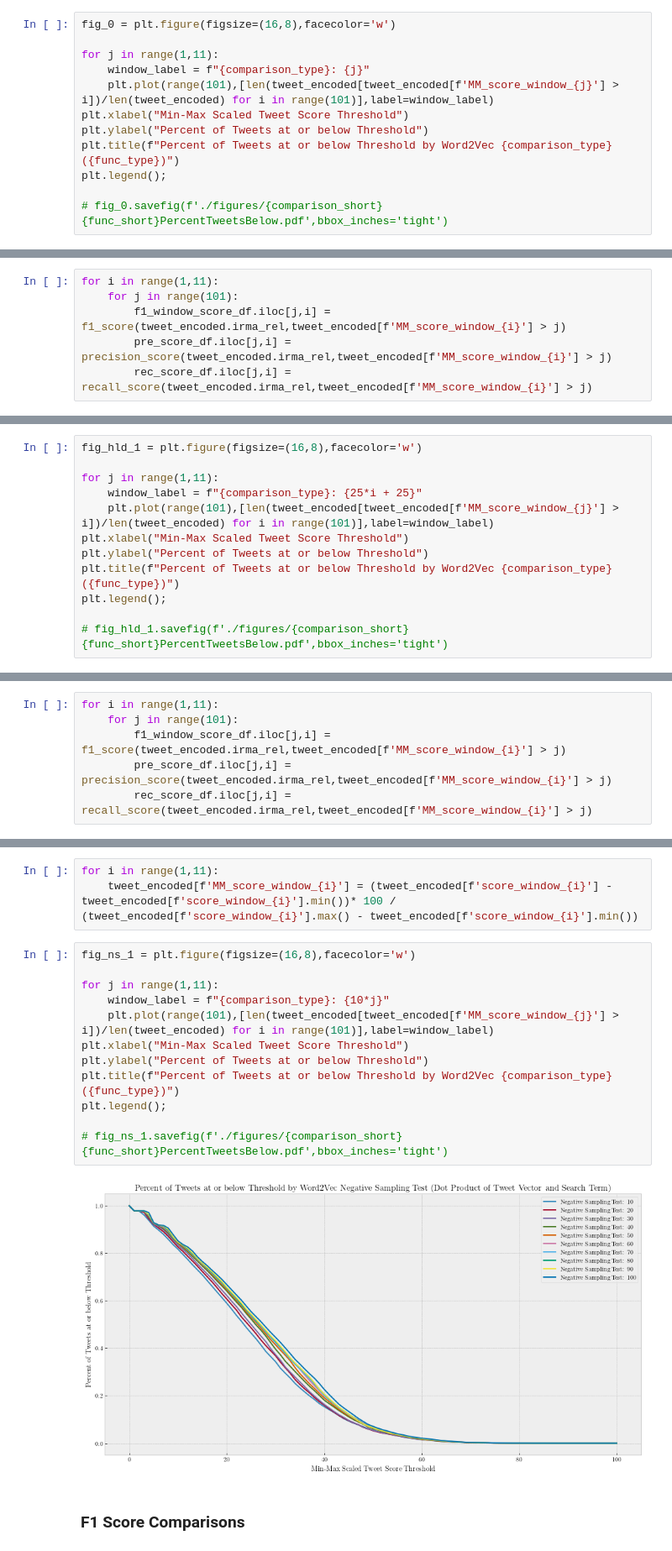
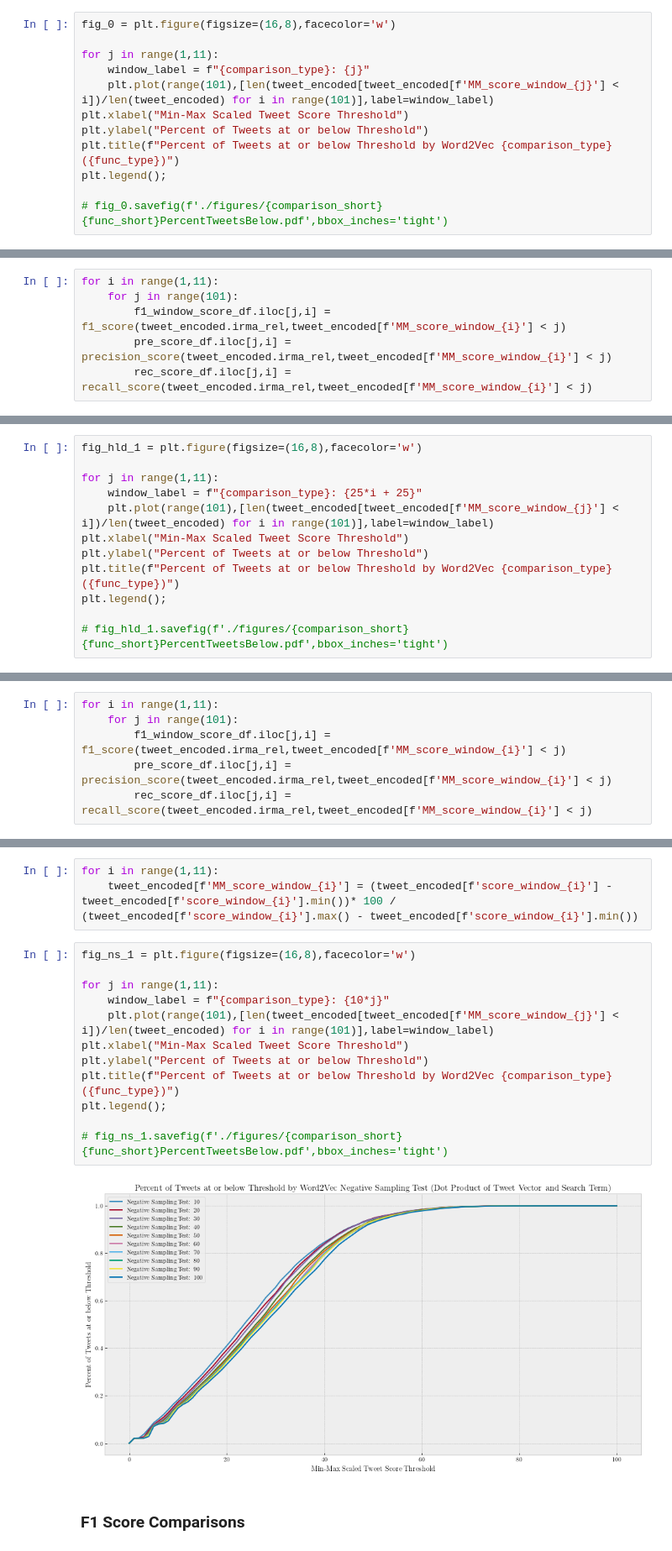
Before and after one commit to brownworth/TwitterDisaster, a Jupyter notebook: ThesisCode.ipynb, the cells around one changed output, grey strips where cells are left out. Shown at 84% size. Drawn from its saved outputs; the diff is of its cells as text.

Commit message:
Corrected Inequalities
Inequality symbols in comparison functions, F1/precision/recall scoring tests were incorrect for project parameters. Corrected.

```diff
--- a/ThesisCode.ipynb
+++ b/ThesisCode.ipynb
@@ -510,7 +510,7 @@ fig_0 = plt.figure(figsize=(16,8),facecolor='w')
 
 for j in range(1,11):
     window_label = f"{comparison_type}: {j}"
-    plt.plot(range(101),[len(tweet_encoded[tweet_encoded[f'MM_score_window_{j}'] > i])/len(tweet_encoded) for i in range(101)],label=window_label)
+    plt.plot(range(101),[len(tweet_encoded[tweet_encoded[f'MM_score_window_{j}'] < i])/len(tweet_encoded) for i in range(101)],label=window_label)
 plt.xlabel("Min-Max Scaled Tweet Score Threshold")
 plt.ylabel("Percent of Tweets at or below Threshold")
 plt.title(f"Percent of Tweets at or below Threshold by Word2Vec {comparison_type} ({func_type})")
@@ -528,9 +528,9 @@ rec_score_df = pd.DataFrame(np.zeros((101,11)))
 # %%
 for i in range(1,11):
     for j in range(101):
-        f1_window_score_df.iloc[j,i] = f1_score(tweet_encoded.irma_rel,tweet_encoded[f'MM_score_window_{i}'] > j)
-        pre_score_df.iloc[j,i] = precision_score(tweet_encoded.irma_rel,tweet_encoded[f'MM_score_window_{i}'] > j)
-        rec_score_df.iloc[j,i] = recall_score(tweet_encoded.irma_rel,tweet_encoded[f'MM_score_window_{i}'] > j)
+        f1_window_score_df.iloc[j,i] = f1_score(tweet_encoded.irma_rel,tweet_encoded[f'MM_score_window_{i}'] < j)
+        pre_score_df.iloc[j,i] = precision_score(tweet_encoded.irma_rel,tweet_encoded[f'MM_score_window_{i}'] < j)
+        rec_score_df.iloc[j,i] = recall_score(tweet_encoded.irma_rel,tweet_encoded[f'MM_score_window_{i}'] < j)
 # %%
 print(pd.concat([f1_window_score_df.idxmax(),f1_window_score_df.max()],axis=1,names=['TweetScore','F1Score']))
 print(f1_window_score_df.idxmax().max())
@@ -600,7 +600,7 @@ fig_hld_1 = plt.figure(figsize=(16,8),facecolor='w')
 
 for j in range(1,11):
     window_label = f"{comparison_type}: {25*i + 25}"
-    plt.plot(range(101),[len(tweet_encoded[tweet_encoded[f'MM_score_window_{j}'] > i])/len(tweet_encoded) for i in range(101)],label=window_label)
+    plt.plot(range(101),[len(tweet_encoded[tweet_encoded[f'MM_score_window_{j}'] < i])/len(tweet_encoded) for i in range(101)],label=window_label)
 plt.xlabel("Min-Max Scaled Tweet Score Threshold")
 plt.ylabel("Percent of Tweets at or below Threshold")
 plt.title(f"Percent of Tweets at or below Threshold by Word2Vec {comparison_type} ({func_type})")
@@ -618,9 +618,9 @@ rec_score_df = pd.DataFrame(np.zeros((101,11)))
 # %%
 for i in range(1,11):
     for j in range(101):
-        f1_window_score_df.iloc[j,i] = f1_score(tweet_encoded.irma_rel,tweet_encoded[f'MM_score_window_{i}'] > j)
-        pre_score_df.iloc[j,i] = precision_score(tweet_encoded.irma_rel,tweet_encoded[f'MM_score_window_{i}'] > j)
-        rec_score_df.iloc[j,i] = recall_score(tweet_encoded.irma_rel,tweet_encoded[f'MM_score_window_{i}'] > j)
+        f1_window_score_df.iloc[j,i] = f1_score(tweet_encoded.irma_rel,tweet_encoded[f'MM_score_window_{i}'] < j)
+        pre_score_df.iloc[j,i] = precision_score(tweet_encoded.irma_rel,tweet_encoded[f'MM_score_window_{i}'] < j)
+        rec_score_df.iloc[j,i] = recall_score(tweet_encoded.irma_rel,tweet_encoded[f'MM_score_window_{i}'] < j)
 # %%
 print(pd.concat([f1_window_score_df.idxmax(),f1_window_score_df.max()],axis=1,names=['TweetScore','F1Score']))
 print(f1_window_score_df.idxmax().max())
@@ -689,17 +689,17 @@ for i in range(1,11):
 # %%
 fig_ns_1 = plt.figure(figsize=(16,8),facecolor='w')
 
 for j in range(1,11):
     window_label = f"{comparison_type}: {10*j}"
-    plt.plot(range(101),[len(tweet_encoded[tweet_encoded[f'MM_score_window_{j}'] > i])/len(tweet_encoded) for i in range(101)],label=window_label)
+    plt.plot(range(101),[len(tweet_encoded[tweet_encoded[f'MM_score_window_{j}'] < i])/len(tweet_encoded) for i in range(101)],label=window_label)
 plt.xlabel("Min-Max Scaled Tweet Score Threshold")
 plt.ylabel("Percent of Tweets at or below Threshold")
 plt.title(f"Percent of Tweets at or below Threshold by Word2Vec {comparison_type} ({func_type})")
 plt.legend();
 
 # fig_ns_1.savefig(f'./figures/{comparison_short}{func_short}PercentTweetsBelow.pdf',bbox_inches='tight')
 # %% [output]
-[figure, old version]
+[figure, new version]
 # %% [markdown]
 ### F1 Score Comparisons
 # %%
```
Also changed, not shown: parts of 9 cells of this notebook.
